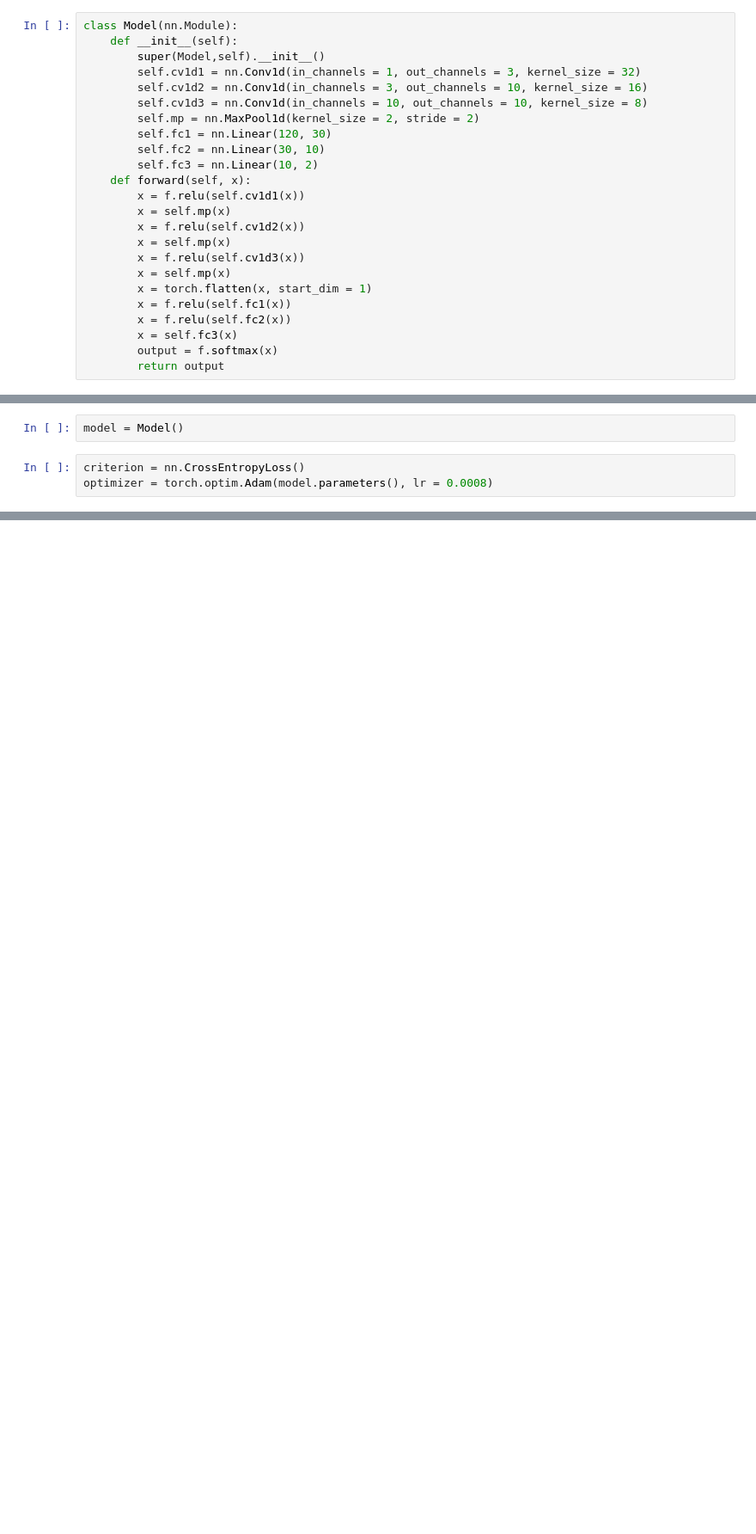
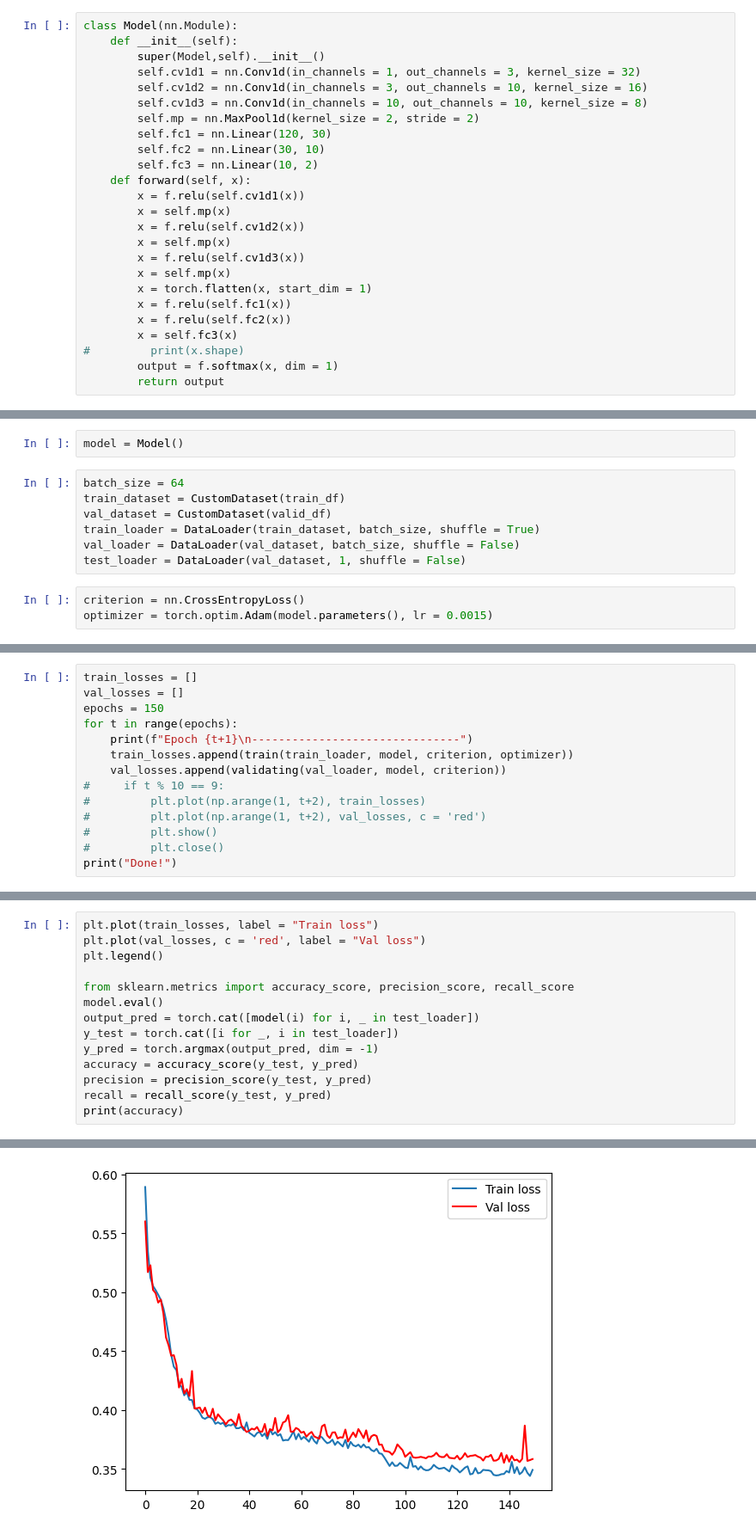
Before and after one commit to minhhvu17/mlmed2024, a Jupyter notebook: ecg-classification.ipynb, the cells around one changed output, grey strips where cells are left out. Shown at 86% size. Drawn from its saved outputs; the diff is of its cells as text; blank space fills up the shorter version.

```diff
--- a/ecg-classification.ipynb
+++ b/ecg-classification.ipynb
@@ -82,5 +113,6 @@ class Model(nn.Module):
         x = f.relu(self.fc1(x))
         x = f.relu(self.fc2(x))
         x = self.fc3(x)
-        output = f.softmax(x)
+#         print(x.shape)
+        output = f.softmax(x, dim = 1)
         return output
@@ -87,5 +153,12 @@ class Model(nn.Module):
 # %%
 model = Model()
+# %%
+batch_size = 64
+train_dataset = CustomDataset(train_df)
+val_dataset = CustomDataset(valid_df)
+train_loader = DataLoader(train_dataset, batch_size, shuffle = True)
+val_loader = DataLoader(val_dataset, batch_size, shuffle = False)
+test_loader = DataLoader(val_dataset, 1, shuffle = False)
 # %%
 criterion = nn.CrossEntropyLoss()
-optimizer = torch.optim.Adam(model.parameters(), lr = 0.0008)
+optimizer = torch.optim.Adam(model.parameters(), lr = 0.0015)
@@ -146,0 +165,14 @@ print(accuracy)
+# %%
+train_losses = []
+val_losses = []
+epochs = 150
+for t in range(epochs):
+    print(f"Epoch {t+1}\n-------------------------------")
+    train_losses.append(train(train_loader, model, criterion, optimizer))
+    val_losses.append(validating(val_loader, model, criterion))
+#     if t % 10 == 9:
+#         plt.plot(np.arange(1, t+2), train_losses)
+#         plt.plot(np.arange(1, t+2), val_losses, c = 'red')
+#         plt.show()
+#         plt.close()
+print("Done!")
@@ -146,0 +251,15 @@ print(accuracy)
+# %%
+plt.plot(train_losses, label = "Train loss")
+plt.plot(val_losses, c = 'red', label = "Val loss")
+plt.legend()
+
+from sklearn.metrics import accuracy_score, precision_score, recall_score
+model.eval()
+output_pred = torch.cat([model(i) for i, _ in test_loader])
+y_test = torch.cat([i for _, i in test_loader])
+y_pred = torch.argmax(output_pred, dim = -1)
+accuracy = accuracy_score(y_test, y_pred)
+precision = precision_score(y_test, y_pred)
+recall = recall_score(y_test, y_pred)
+print(accuracy)
+# %% [output]
@@ -146,0 +267 @@ print(accuracy)
+[figure, added]
```
Also changed, not shown: parts of 18 cells of this notebook, 2 other files.
